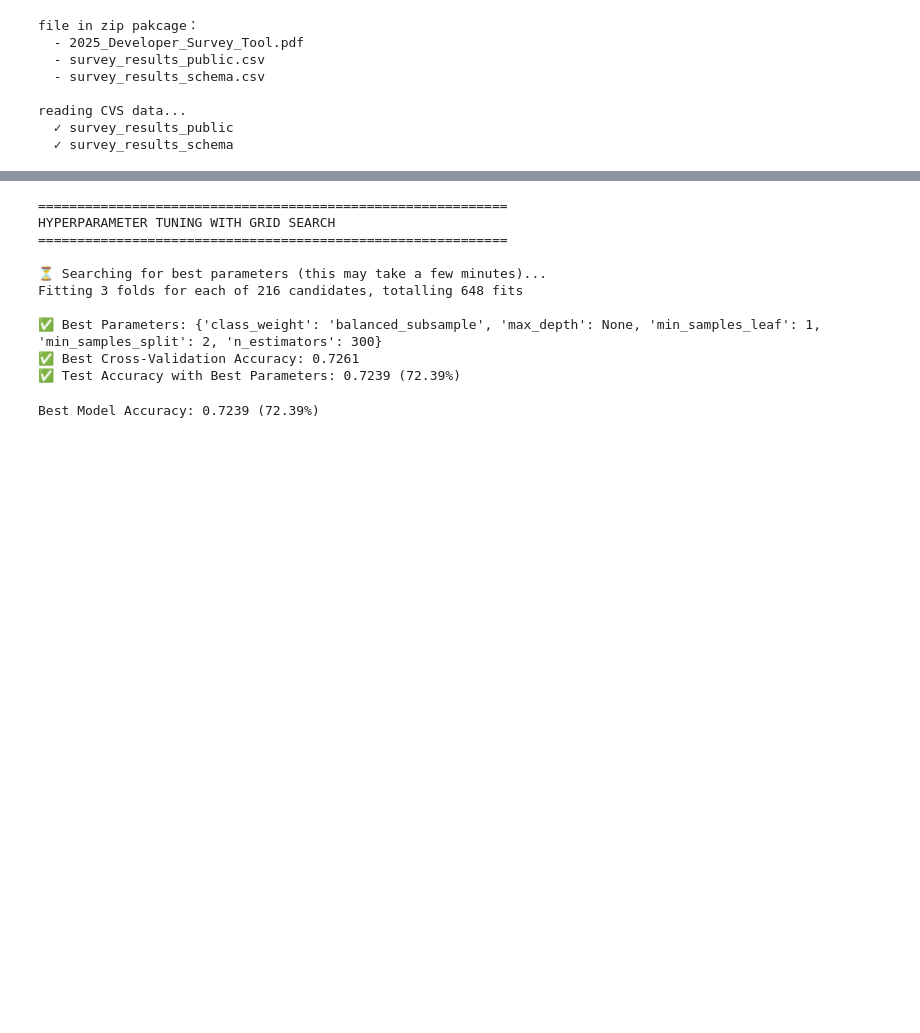
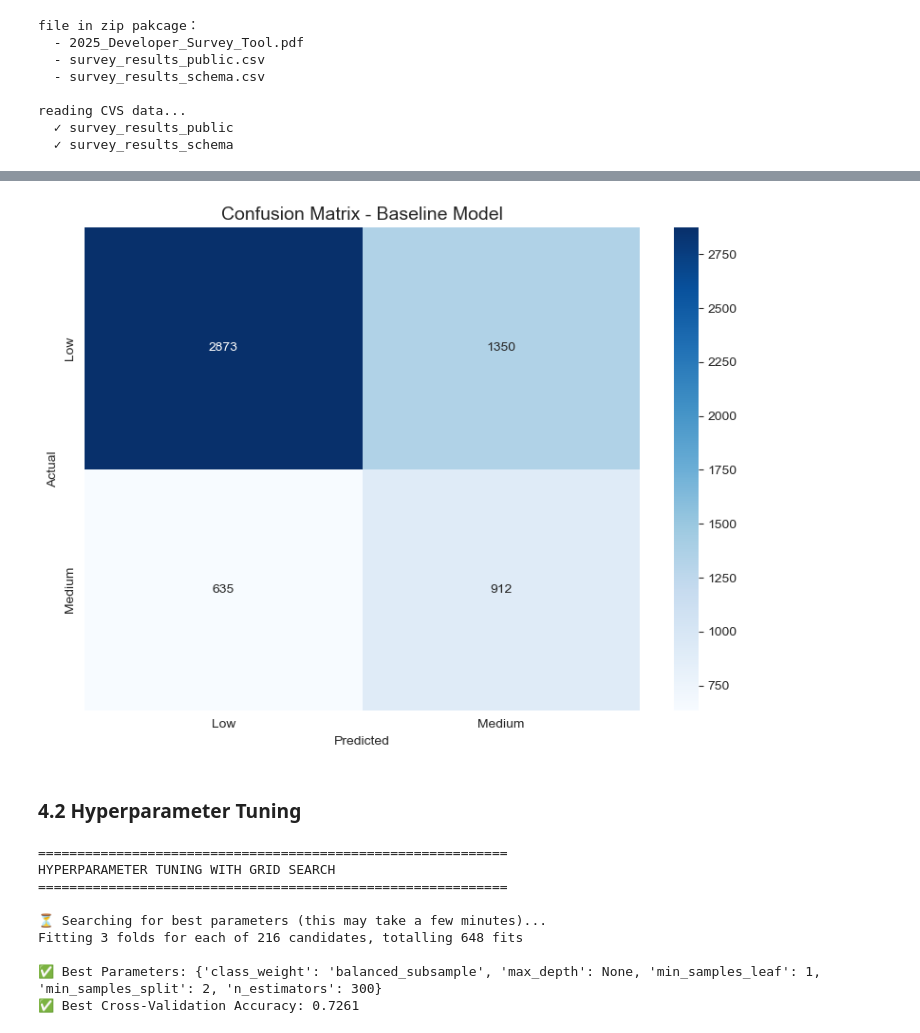
Before and after one commit to Rainny-R/stackoverflow-ai-analysis, a Jupyter notebook: StackOverFlow_Survey_Analysis.ipynb, the cells around one changed output, grey strips where cells are left out. Cells and saved outputs as stored; diff of their text form; code cells hidden in the pictures; blank space fills up the shorter version.

```diff
--- a/StackOverFlow_Survey_Analysis.ipynb
+++ b/StackOverFlow_Survey_Analysis.ipynb
@@ -338,0 +503,28 @@ DATA PREPARATION COMPLETE
+# %%
+# 3.3.2 Prepare Features and Target
+
+# Select feature columns
+tech_cols = [c for c in df_clean.columns if c.startswith('TechEndorse')]
+feature_cols = tech_cols + ['WorkExp']
+
+if 'Age_encoded' in df_clean.columns:
+    feature_cols.append('Age_encoded')
+if 'EdLevel_encoded' in df_clean.columns:
+    feature_cols.append('EdLevel_encoded')
+
+# Prepare feature matrix X and target vector y
+# §3.2 / §3.3.2: second completeness pass — sklearn needs no NaNs in predictors; we do not impute TechEndorse ranks.
+n_before_X = len(df_clean)
+X = df_clean[feature_cols].dropna()
+dropped_for_features = n_before_X - len(X)
+print(f"\nPredictor completeness filter:")
+print(f"   Rows in df_clean: {n_before_X:,}")
+print(f"   Rows removed (any missing among feature_cols): {dropped_for_features:,} ({dropped_for_features / n_before_X * 100:.2f}%)")
+print(f"   Modeling rows (X, y): {len(X):,}")
+
+y = df_clean.loc[X.index, 'AI_acceptance']
+
+# Encode target variable
+le = LabelEncoder()
+y_encoded = le.fit_transform(y)
+print(f"\nTarget distribution after encoding:\n{y.value_counts()}")
@@ -440,13 +621,27 @@ weighted avg       0.71      0.66      0.67      5770
+# %%
+# 4.1.2 Baseline Confusion Matrix
+
+plt.figure(figsize=(8, 6))
+cm = confusion_matrix(y_test, y_pred_baseline)
+sns.heatmap(cm, annot=True, fmt='d', cmap='Blues',
+            xticklabels=le.classes_, yticklabels=le.classes_)
+plt.title('Confusion Matrix - Baseline Model', fontsize=14)
+plt.xlabel('Predicted')
+plt.ylabel('Actual')
+plt.tight_layout()
+plt.show()
+# %% [output]
+[figure, added]
+# %% [markdown]
+### 4.2 Hyperparameter Tuning
 # %%
-# Tunning the model with Grid Search
-
-from sklearn.model_selection import GridSearchCV
+# 4.2.1 Grid Search for Best Parameters
 
 print("="*60)
 print("HYPERPARAMETER TUNING WITH GRID SEARCH")
 print("="*60)
 
-# 定义参数网格
+# Parameter grid
 param_grid = {
     'n_estimators': [100, 200, 300],
     'max_depth': [10, 15, 20, None],
@@ -455,17 +650,17 @@ param_grid = {
     'class_weight': ['balanced', 'balanced_subsample']
 }
 
-# 创建基础模型
+# Base model
 rf = RandomForestClassifier(random_state=42)
 
-# 网格搜索
+# Grid search
 print("\n⏳ Searching for best parameters (this may take a few minutes)...")
 grid_search = GridSearchCV(
     estimator=rf,
     param_grid=param_grid,
-    cv=3,  # 3折交叉验证
+    cv=3,
     scoring='accuracy',
-    n_jobs=-1,  # 使用所有CPU核心
+    n_jobs=-1,
     verbose=1
 )
 
@@ -473,12 +668,6 @@ grid_search.fit(X_train, y_train)
 
 print(f"\n✅ Best Parameters: {grid_search.best_params_}")
 print(f"✅ Best Cross-Validation Accuracy: {grid_search.best_score_:.4f}")
-
-# 用最佳参数训练模型
-best_rf = grid_search.best_estimator_
-y_pred_best = best_rf.predict(X_test)
-accuracy_best = accuracy_score(y_test, y_pred_best)
-print(f"✅ Test Accuracy with Best Parameters: {accuracy_best:.4f} ({accuracy_best*100:.2f}%)")
 # %% [output]
 ============================================================
 HYPERPARAMETER TUNING WITH GRID SEARCH
@@ -489,17 +678,3 @@ Fitting 3 folds for each of 216 candidates, totalling 648 fits
 
 ✅ Best Parameters: {'class_weight': 'balanced_subsample', 'max_depth': None, 'min_samples_leaf': 1, 'min_samples_split': 2, 'n_estimators': 300}
 ✅ Best Cross-Validation Accuracy: 0.7261
-✅ Test Accuracy with Best Parameters: 0.7239 (72.39%)
-# %%
-# grid_search已经包含了最佳参数训练好的模型
-best_rf = grid_search.best_estimator_
-
-# 直接用这个模型预测
-y_pred_best = best_rf.predict(X_test)
-accuracy_best = accuracy_score(y_test, y_pred_best)
-print(f"Best Model Accuracy: {accuracy_best:.4f} ({accuracy_best*100:.2f}%)")
-
-# 后续分析都用 best_rf
-model_final = best_rf
-# %% [output]
-Best Model Accuracy: 0.7239 (72.39%)
```
Also changed, not shown: parts of 49 cells of this notebook, 4 other files.
